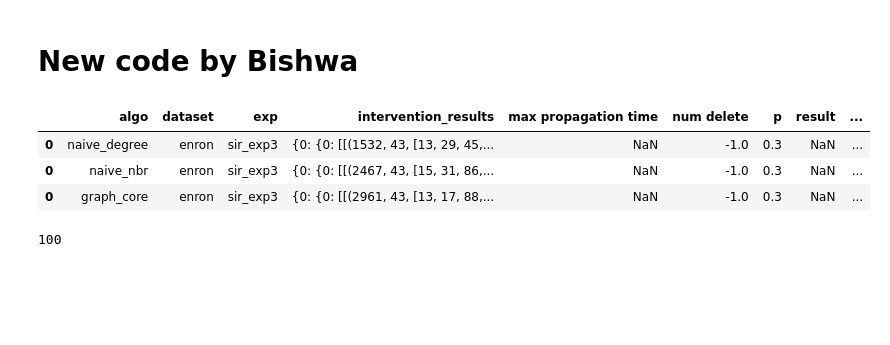
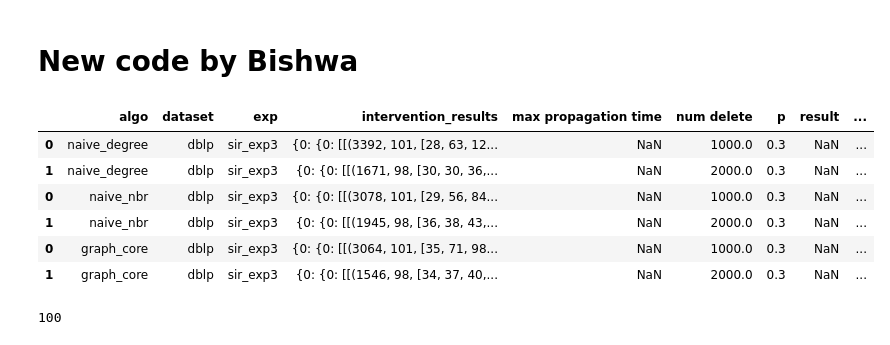
Before and after one commit to toggled/vldbsubmission, a Jupyter notebook: python_src/propagationPlots_bishwa.ipynb, the cells around one changed output. Saved outputs shown, nothing was run; the diff lists cells and outputs as text; code cells hidden in the pictures; blank space fills up the shorter version.

```diff
--- a/python_src/propagationPlots_bishwa.ipynb
+++ b/python_src/propagationPlots_bishwa.ipynb
@@ -744,31 +744,34 @@ output_folder = '../output/'
 fontsize = 24
 labelsize = 20
 # %%
-dataset = "enron"
+dataset = "dblp"
 src = '../output/'
 cols = ['algo', 'dataset', 'exp', 'intervention_results', 'max propagation time', 'num delete', 'p', 'result', 'timestep_results']
 # cols = ['dataset', 'p', 'algo', 'exp', 'result', 'timestep_results', 'intervention_results', 'num delete']
 # cols = ['dataset', 'p', 'algo', 'exp', 'result', 'timestep_results', 'intervention_results']
 
 df_nbr = pd.read_csv(
     src + "propagation_result_recursive_delinner_" + dataset + "_naive_nbr3.csv", header=None)
 df_nbr.columns = cols
 
 df_degree = pd.read_csv(
     src + "propagation_result_recursive_delinner_" + dataset + "_naive_degree3.csv", header=None)
 df_degree.columns = cols
 
 df_graph_core = pd.read_csv(
     src + "propagation_result_recursive_delinner_" + dataset + "_graph_core3.csv", header=None)
 df_graph_core.columns = cols
 
 df = pd.concat([df_degree, df_nbr, df_graph_core])
 df.head(n=10)
 # %% [output]
 |  | algo | dataset | exp | intervention_results | max propagation time | num delete | p | result | ... |
-| 0 | naive_degree | enron | sir_exp3 | {0: {0: [[(1532, 43, [13, 29, 45,... | NaN | -1.0 | 0.3 | NaN | ... |
-| 0 | naive_nbr | enron | sir_exp3 | {0: {0: [[(2467, 43, [15, 31, 86,... | NaN | -1.0 | 0.3 | NaN | ... |
-| 0 | graph_core | enron | sir_exp3 | {0: {0: [[(2961, 43, [13, 17, 88,... | NaN | -1.0 | 0.3 | NaN | ... |
+| 0 | naive_degree | dblp | sir_exp3 | {0: {0: [[(3392, 101, [28, 63, 12... | NaN | 1000.0 | 0.3 | NaN | ... |
+| 1 | naive_degree | dblp | sir_exp3 | {0: {0: [[(1671, 98, [30, 30, 36,... | NaN | 2000.0 | 0.3 | NaN | ... |
+| 0 | naive_nbr | dblp | sir_exp3 | {0: {0: [[(3078, 101, [29, 56, 84... | NaN | 1000.0 | 0.3 | NaN | ... |
+| 1 | naive_nbr | dblp | sir_exp3 | {0: {0: [[(1945, 98, [36, 38, 43,... | NaN | 2000.0 | 0.3 | NaN | ... |
+| 0 | graph_core | dblp | sir_exp3 | {0: {0: [[(3064, 101, [35, 71, 98... | NaN | 1000.0 | 0.3 | NaN | ... |
+| 1 | graph_core | dblp | sir_exp3 | {0: {0: [[(1546, 98, [34, 37, 40,... | NaN | 2000.0 | 0.3 | NaN | ... |
 # %%
 len(literal_eval(df['intervention_results'].iloc[0])[0][0][0])
 # %% [output]
```
Also changed, not shown: parts of 1 cell of this notebook, 12 other files.
